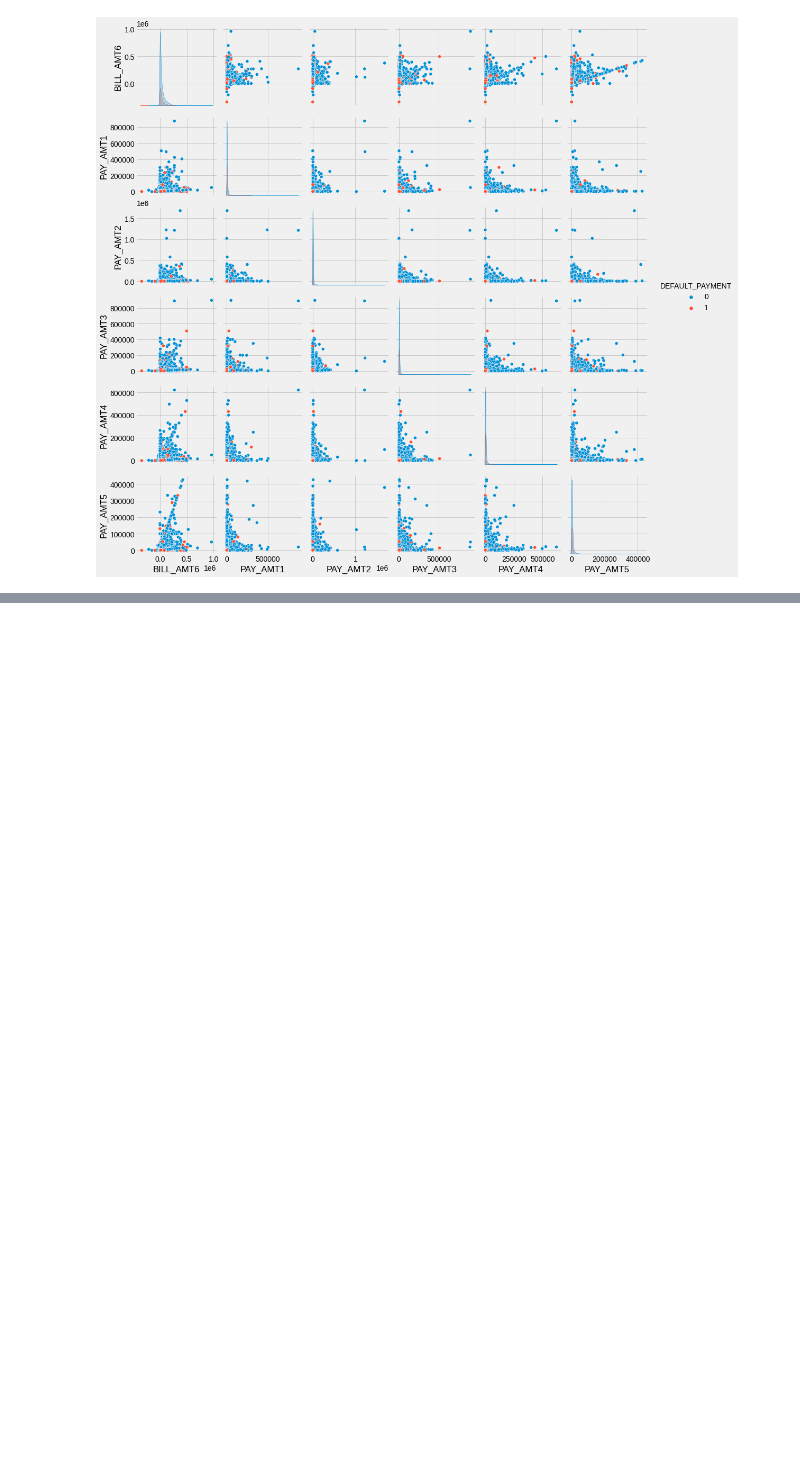
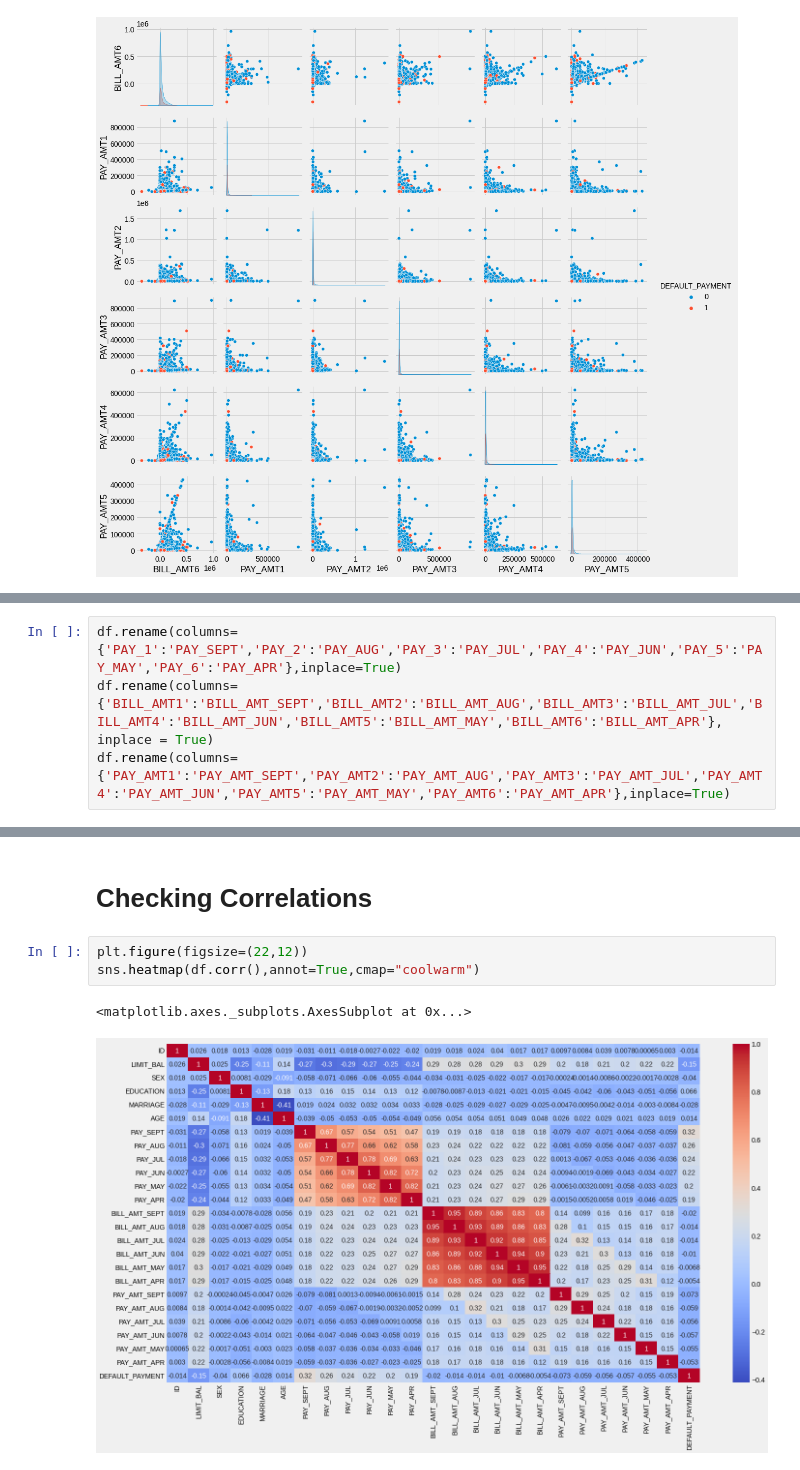
Before and after one commit to Hiteshlko1/Credit-card-default-prediction, a Jupyter notebook: Capstone_Project_Credit_Card_Default_Prediction_Hitesh__Verma.ipynb, the cells around one changed output, grey strips where cells are left out. Saved outputs shown, nothing was run; the diff lists cells and outputs as text; blank space fills up the shorter version.

```diff
--- a/Capstone_Project_Credit_Card_Default_Prediction_Hitesh__Verma.ipynb
+++ b/Capstone_Project_Credit_Card_Default_Prediction_Hitesh__Verma.ipynb
@@ -420,0 +423,4 @@ sns.pairplot(df, vars=df.columns[17:23],hue = 'DEFAULT_PAYMENT')
+# %%
+df.rename(columns={'PAY_1':'PAY_SEPT','PAY_2':'PAY_AUG','PAY_3':'PAY_JUL','PAY_4':'PAY_JUN','PAY_5':'PAY_MAY','PAY_6':'PAY_APR'},inplace=True)
+df.rename(columns={'BILL_AMT1':'BILL_AMT_SEPT','BILL_AMT2':'BILL_AMT_AUG','BILL_AMT3':'BILL_AMT_JUL','BILL_AMT4':'BILL_AMT_JUN','BILL_AMT5':'BILL_AMT_MAY','BILL_AMT6':'BILL_AMT_APR'}, inplace = True)
+df.rename(columns={'PAY_AMT1':'PAY_AMT_SEPT','PAY_AMT2':'PAY_AMT_AUG','PAY_AMT3':'PAY_AMT_JUL','PAY_AMT4':'PAY_AMT_JUN','PAY_AMT5':'PAY_AMT_MAY','PAY_AMT6':'PAY_AMT_APR'},inplace=True)
@@ -420,0 +445,8 @@ sns.pairplot(df, vars=df.columns[17:23],hue = 'DEFAULT_PAYMENT')
+# %% [markdown]
+# Checking Correlations
+# %%
+plt.figure(figsize=(22,12))
+sns.heatmap(df.corr(),annot=True,cmap="coolwarm")
+# %% [output]
+<matplotlib.axes._subplots.AxesSubplot at 0x...>
+[figure, added]
```
Also changed, not shown: parts of 13 cells of this notebook.
